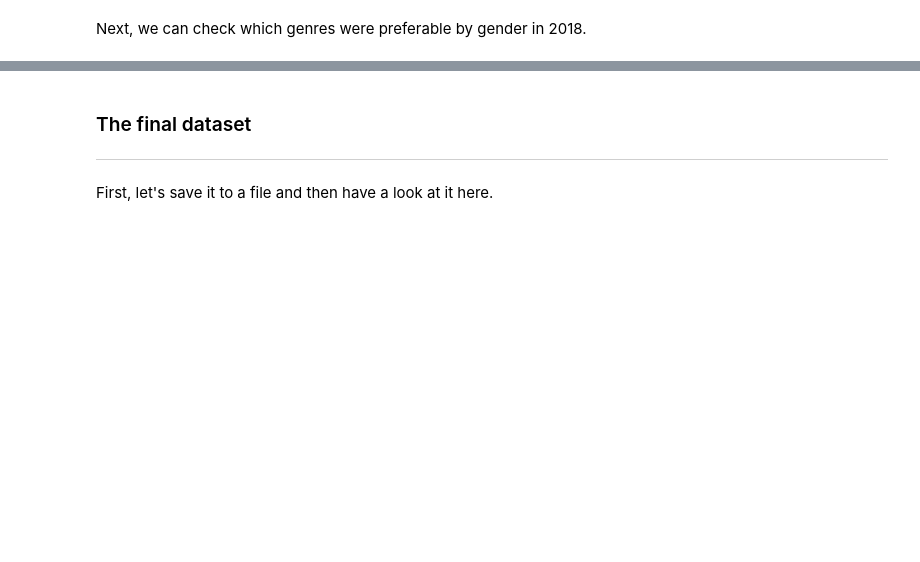
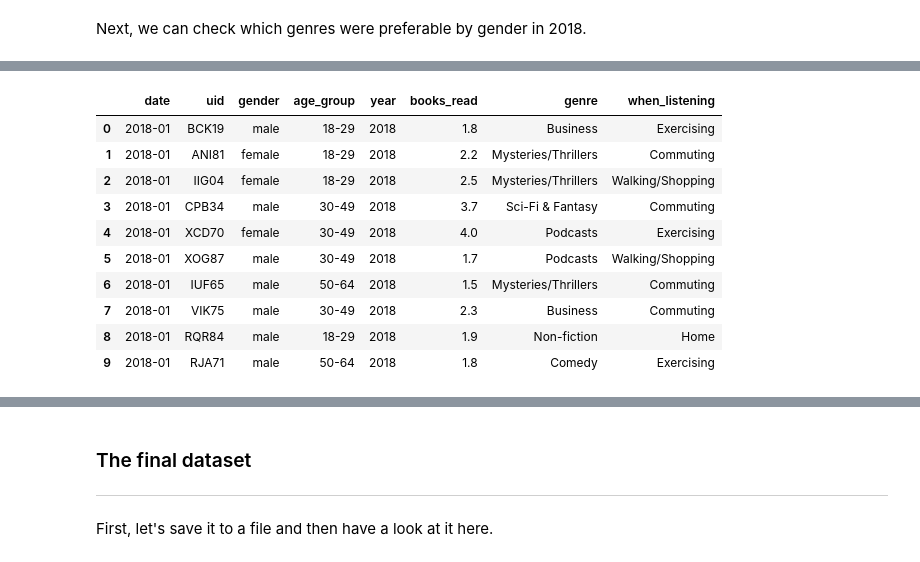
Before and after one commit to angelinka/programming_for_DA_project, a Jupyter notebook: audiobooks.ipynb, the cells around one changed output, grey strips where cells are left out. Saved outputs shown, nothing was run; the diff lists cells and outputs as text; code cells hidden in the pictures; blank space fills up the shorter version.

```diff
--- a/audiobooks.ipynb
+++ b/audiobooks.ipynb
@@ -623,0 +649,21 @@ plt.show()
+# %%
+# where year is 2018, we fill 'when_listening' column with our generated data place2018 and so on
+full.loc[full['year'] == '2018', 'when_listening'] = place2018
+
+full.loc[full['year'] == '2019', 'when_listening'] = place2019
+
+full.loc[full['year'] == '2020', 'when_listening'] = place20220
+
+full.head(10)
+# %% [output]
+|  | date | uid | gender | age_group | year | books_read | genre | when_listening |
+| 0 | 2018-01 | BCK19 | male | 18-29 | 2018 | 1.8 | Business | Exercising |
+| 1 | 2018-01 | ANI81 | female | 18-29 | 2018 | 2.2 | Mysteries/Thrillers | Commuting |
+| 2 | 2018-01 | IIG04 | female | 18-29 | 2018 | 2.5 | Mysteries/Thrillers | Walking/Shopping |
+| 3 | 2018-01 | CPB34 | male | 30-49 | 2018 | 3.7 | Sci-Fi & Fantasy | Commuting |
+| 4 | 2018-01 | XCD70 | female | 30-49 | 2018 | 4.0 | Podcasts | Exercising |
+| 5 | 2018-01 | XOG87 | male | 30-49 | 2018 | 1.7 | Podcasts | Walking/Shopping |
+| 6 | 2018-01 | IUF65 | male | 50-64 | 2018 | 1.5 | Mysteries/Thrillers | Commuting |
+| 7 | 2018-01 | VIK75 | male | 30-49 | 2018 | 2.3 | Business | Commuting |
+| 8 | 2018-01 | RQR84 | male | 18-29 | 2018 | 1.9 | Non-fiction | Home |
+| 9 | 2018-01 | RJA71 | male | 50-64 | 2018 | 1.8 | Comedy | Exercising |
```
Also changed, not shown: parts of 24 cells of this notebook, 2 other files.
